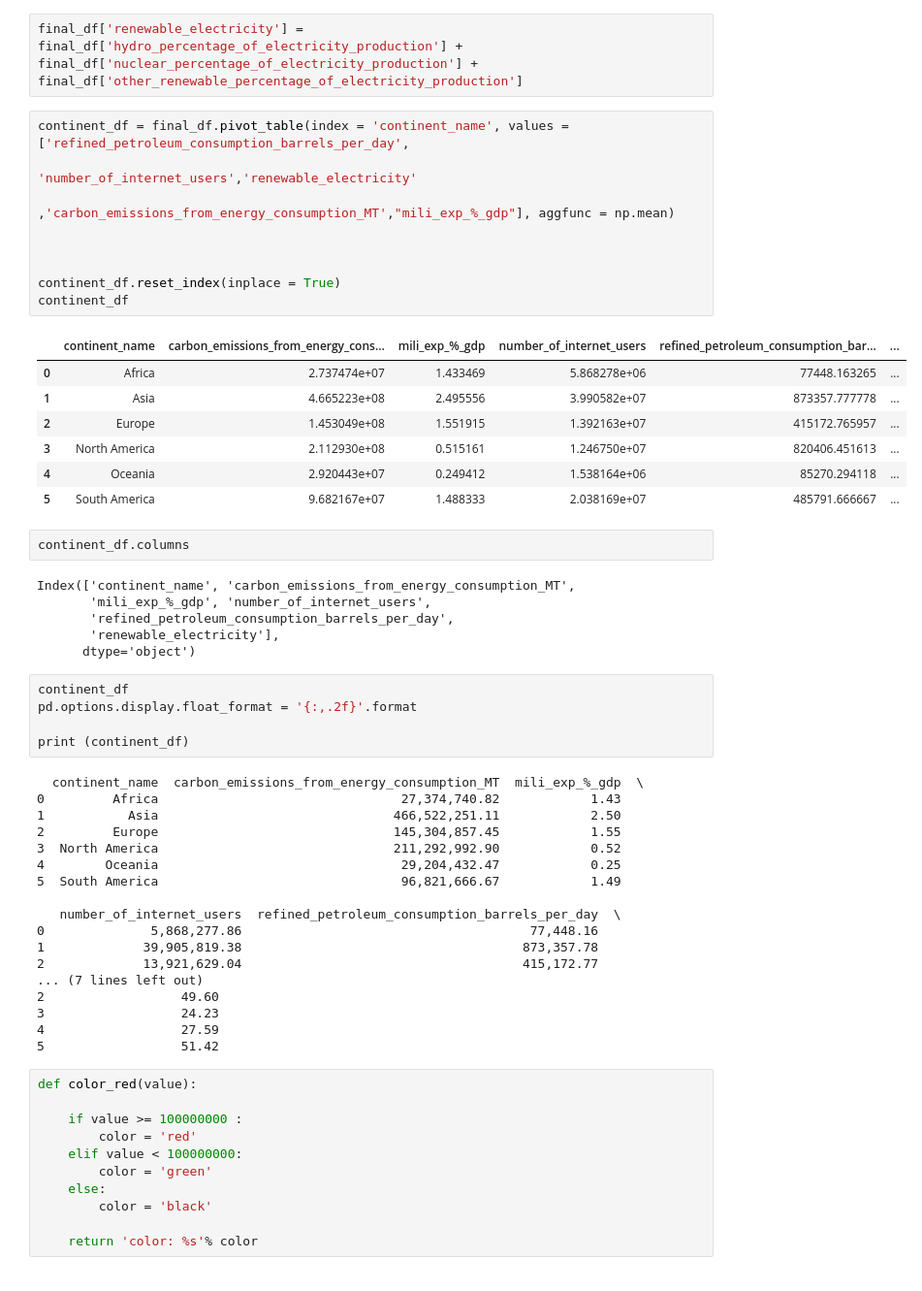
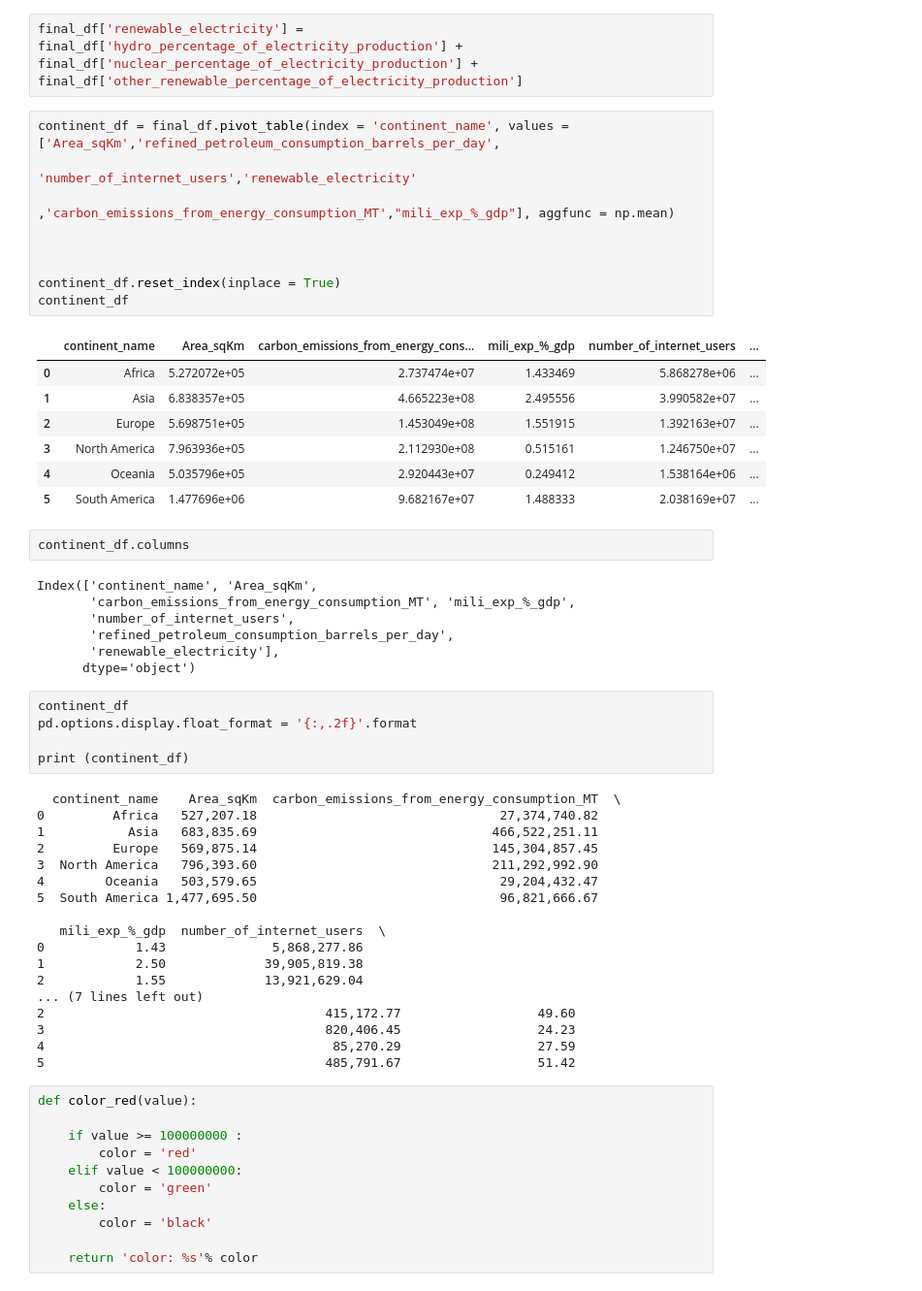
Before and after one commit to Silkways/CIA-Project, a Jupyter notebook: cia_notebook_gus.ipynb, the cells around one changed output. Shown at 97% size. Cells and saved outputs as stored; diff of their text form.

```diff
--- a/cia_notebook_gus.ipynb
+++ b/cia_notebook_gus.ipynb
@@ -266,27 +266,28 @@ final_df.head()
 # %%
 final_df['renewable_electricity'] = final_df['hydro_percentage_of_electricity_production'] + final_df['nuclear_percentage_of_electricity_production'] + final_df['other_renewable_percentage_of_electricity_production']
 # %%
-continent_df = final_df.pivot_table(index = 'continent_name', values = ['refined_petroleum_consumption_barrels_per_day',
+continent_df = final_df.pivot_table(index = 'continent_name', values = ['Area_sqKm','refined_petroleum_consumption_barrels_per_day',
                                                          'number_of_internet_users','renewable_electricity'
                                                          ,'carbon_emissions_from_energy_consumption_MT',"mili_exp_%_gdp"], aggfunc = np.mean)
 
 
 
 continent_df.reset_index(inplace = True)
 continent_df
 # %% [output]
-|  | continent_name | carbon_emissions_from_energy_cons... | mili_exp_%_gdp | number_of_internet_users | refined_petroleum_consumption_bar... | ... |
-| 0 | Africa | 2.737474e+07 | 1.433469 | 5.868278e+06 | 77448.163265 | ... |
-| 1 | Asia | 4.665223e+08 | 2.495556 | 3.990582e+07 | 873357.777778 | ... |
-| 2 | Europe | 1.453049e+08 | 1.551915 | 1.392163e+07 | 415172.765957 | ... |
-| 3 | North America | 2.112930e+08 | 0.515161 | 1.246750e+07 | 820406.451613 | ... |
-| 4 | Oceania | 2.920443e+07 | 0.249412 | 1.538164e+06 | 85270.294118 | ... |
-| 5 | South America | 9.682167e+07 | 1.488333 | 2.038169e+07 | 485791.666667 | ... |
+|  | continent_name | Area_sqKm | carbon_emissions_from_energy_cons... | mili_exp_%_gdp | number_of_internet_users | ... |
+| 0 | Africa | 5.272072e+05 | 2.737474e+07 | 1.433469 | 5.868278e+06 | ... |
+| 1 | Asia | 6.838357e+05 | 4.665223e+08 | 2.495556 | 3.990582e+07 | ... |
+| 2 | Europe | 5.698751e+05 | 1.453049e+08 | 1.551915 | 1.392163e+07 | ... |
+| 3 | North America | 7.963936e+05 | 2.112930e+08 | 0.515161 | 1.246750e+07 | ... |
+| 4 | Oceania | 5.035796e+05 | 2.920443e+07 | 0.249412 | 1.538164e+06 | ... |
+| 5 | South America | 1.477696e+06 | 9.682167e+07 | 1.488333 | 2.038169e+07 | ... |
 # %%
 continent_df.columns
 # %% [output]
-Index(['continent_name', 'carbon_emissions_from_energy_consumption_MT',
-       'mili_exp_%_gdp', 'number_of_internet_users',
+Index(['continent_name', 'Area_sqKm',
+       'carbon_emissions_from_energy_consumption_MT', 'mili_exp_%_gdp',
+       'number_of_internet_users',
        'refined_petroleum_consumption_barrels_per_day',
        'renewable_electricity'],
       dtype='object')
@@ -296,23 +297,23 @@ pd.options.display.float_format = '{:,.2f}'.format
 
 print (continent_df)
 # %% [output]
-  continent_name  carbon_emissions_from_energy_consumption_MT  mili_exp_%_gdp  \
-0         Africa                                27,374,740.82            1.43
-1           Asia                               466,522,251.11            2.50
-2         Europe                               145,304,857.45            1.55
-3  North America                               211,292,992.90            0.52
-4        Oceania                                29,204,432.47            0.25
-5  South America                                96,821,666.67            1.49
+  continent_name    Area_sqKm  carbon_emissions_from_energy_consumption_MT  \
+0         Africa   527,207.18                                27,374,740.82
+1           Asia   683,835.69                               466,522,251.11
+2         Europe   569,875.14                               145,304,857.45
+3  North America   796,393.60                               211,292,992.90
+4        Oceania   503,579.65                                29,204,432.47
+5  South America 1,477,695.50                                96,821,666.67
 
-   number_of_internet_users  refined_petroleum_consumption_barrels_per_day  \
-0              5,868,277.86                                      77,448.16
-1             39,905,819.38                                     873,357.78
-2             13,921,629.04                                     415,172.77
+   mili_exp_%_gdp  number_of_internet_users  \
+0            1.43              5,868,277.86
+1            2.50             39,905,819.38
+2            1.55             13,921,629.04
 ... (7 lines left out)
-2                  49.60
-3                  24.23
-4                  27.59
-5                  51.42
+2                                     415,172.77                  49.60
+3                                     820,406.45                  24.23
+4                                      85,270.29                  27.59
+5                                     485,791.67                  51.42
 # %%
 def color_red(value):
 
```
Also changed, not shown: parts of 7 cells of this notebook.
